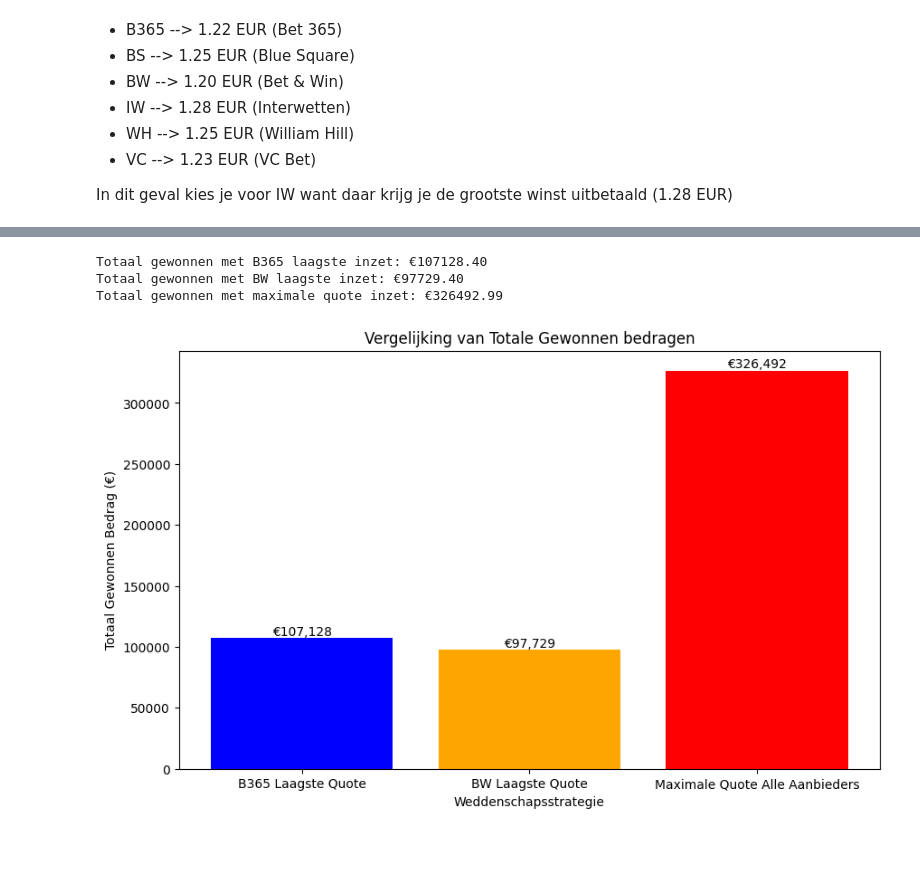
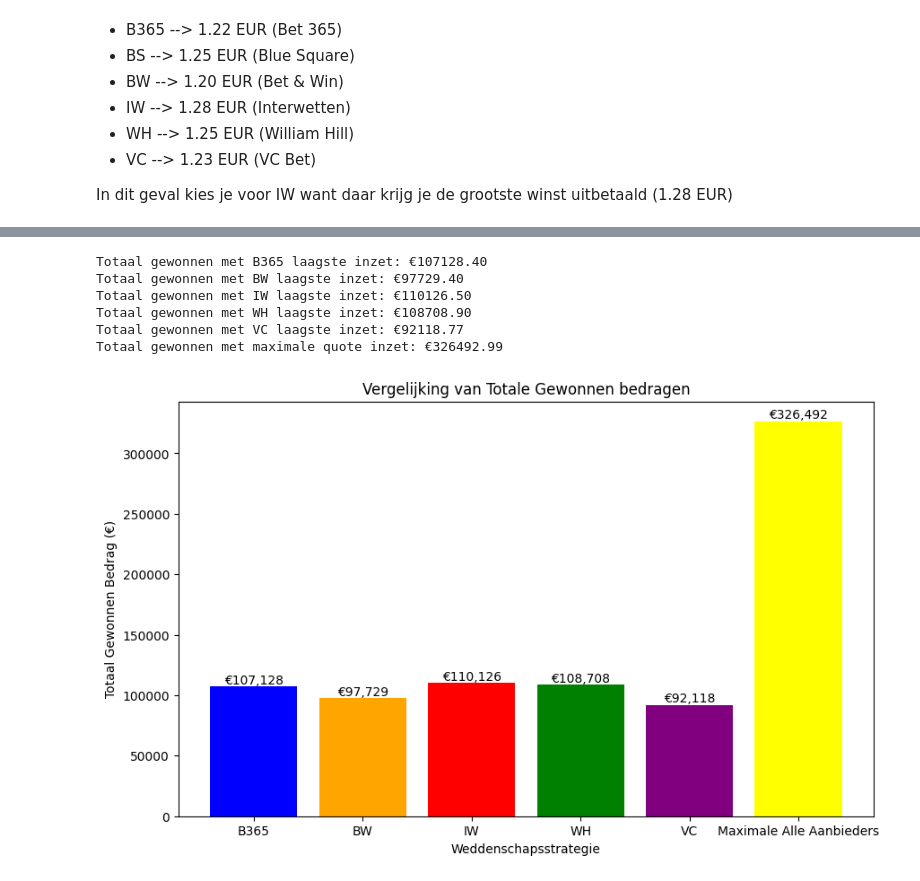
Before and after one commit to Robbevanherpe1/DEP1-2023-2024-groep30, a Jupyter notebook: analyses/matteo/analyse_gemiddeld2.ipynb, the cells around one changed output, grey strips where cells are left out. Saved outputs shown, nothing was run; the diff lists cells and outputs as text; code cells hidden in the pictures; blank space fills up the shorter version.

```diff
--- a/analyses/matteo/analyse_gemiddeld2.ipynb
+++ b/analyses/matteo/analyse_gemiddeld2.ipynb
@@ -67,10 +67,10 @@ def filter_min_unique_b365(row):
     if quotes.count(min_quote) == 1:
         return min_quote
     return None
-
 # Bereken het totaal verdiende geld met €10 inzet op de laagste quote van B365
 betdata['MinQuoteB365'] = betdata.apply(filter_min_unique_b365, axis=1)
 total_winnings_b365 = betdata['MinQuoteB365'].dropna().sum() * 10
+
 
 # Functie om de laagste unieke quote te filteren voor BW
 def filter_min_unique_bw(row):
@@ -79,10 +79,46 @@ def filter_min_unique_bw(row):
     if quotes.count(min_quote) == 1:
         return min_quote
     return None
-
 # Bereken het totaal verdiende geld met €10 inzet op de laagste quote van BW
 betdata['MinQuoteBW'] = betdata.apply(filter_min_unique_bw, axis=1)
 total_winnings_bw = betdata['MinQuoteBW'].dropna().sum() * 10
+
+
+# Functie om de laagste unieke quote te filteren voor IW
+def filter_min_unique_iw(row):
+    quotes = [row['IWThuisWint'], row['IWGelijkspel'], row['IWUitWint']]
+    min_quote = min(quotes)
+    if quotes.count(min_quote) == 1:
+        return min_quote
+    return None
+# Bereken het totaal verdiende geld met €10 inzet op de laagste quote van IW
+betdata['MinQuoteIW'] = betdata.apply(filter_min_unique_iw, axis=1)
+total_winnings_iw = betdata['MinQuoteIW'].dropna().sum() * 10
+
+
+# Functie om de laagste unieke quote te filteren voor WH
+def filter_min_unique_wh(row):
+    quotes = [row['WHThuisWint'], row['WHGelijkspel'], row['WHUitWint']]
+    min_quote = min(quotes)
+    if quotes.count(min_quote) == 1:
+        return min_quote
+    return None
+# Bereken het totaal verdiende geld met €10 inzet op de laagste quote van WH
+betdata['MinQuoteWH'] = betdata.apply(filter_min_unique_wh, axis=1)
+total_winnings_wh = betdata['MinQuoteWH'].dropna().sum() * 10
+
+
+# Functie om de laagste unieke quote te filteren voor VC
+def filter_min_unique_vc(row):
+    quotes = [row['VCThuisWint'], row['VCGelijkspel'], row['VCUitWint']]
+    min_quote = min(quotes)
+    if quotes.count(min_quote) == 1:
+        return min_quote
+    return None
+# Bereken het totaal verdiende geld met €10 inzet op de laagste quote van VC
+betdata['MinQuoteVC'] = betdata.apply(filter_min_unique_vc, axis=1)
+total_winnings_vc = betdata['MinQuoteVC'].dropna().sum() * 10
+
 
 # Nu voor de maximale quote van alle aanbieders
 betdata['MaxQuote'] = betdata[['B365ThuisWint', 'B365Gelijkspel', 'B365UitWint',
@@ -94,30 +130,36 @@ total_max_winnings = betdata['MaxQuote'].sum() * 10
 
 print(f'Totaal gewonnen met B365 laagste inzet: €{total_winnings_b365:.2f}')
 print(f'Totaal gewonnen met BW laagste inzet: €{total_winnings_bw:.2f}')
+print(f'Totaal gewonnen met IW laagste inzet: €{total_winnings_iw:.2f}')
+print(f'Totaal gewonnen met WH laagste inzet: €{total_winnings_wh:.2f}')
+print(f'Totaal gewonnen met VC laagste inzet: €{total_winnings_vc:.2f}')
 print(f'Totaal gewonnen met maximale quote inzet: €{total_max_winnings:.2f}')
 # %% [output]
 Totaal gewonnen met B365 laagste inzet: €107128.40
 Totaal gewonnen met BW laagste inzet: €97729.40
+Totaal gewonnen met IW laagste inzet: €110126.50
+Totaal gewonnen met WH laagste inzet: €108708.90
+Totaal gewonnen met VC laagste inzet: €92118.77
 Totaal gewonnen met maximale quote inzet: €326492.99
 # %%
 # Grafiek met totale winst van beide gevallen
-labels = ['B365 Laagste Quote', 'BW Laagste Quote', 'Maximale Quote Alle Aanbieders']
-winnings = [total_winnings_b365, total_winnings_bw, total_max_winnings]
+labels = ['B365', 'BW', 'IW', 'WH', 'VC', 'Maximale Alle Aanbieders']
+winnings = [total_winnings_b365, total_winnings_bw, total_winnings_iw, total_winnings_wh, total_winnings_vc, total_max_winnings]
 
 # Staafdiagram
 plt.figure(figsize=(10, 6))
-bars = plt.bar(labels, winnings, color=['blue', 'orange', 'red'])
+bars = plt.bar(labels, winnings, color=['blue', 'orange', 'red', 'green', 'purple', 'yellow'])
 
 # Toevoegen van titel en labels
 plt.title('Vergelijking van Totale Gewonnen bedragen')
 plt.xlabel('Weddenschapsstrategie')
 plt.ylabel('Totaal Gewonnen Bedrag (€)')
 
 # Numerieke labels toevoegen boven elke staaf
 for bar in bars:
     yval = bar.get_height()
     plt.text(bar.get_x() + bar.get_width()/2, yval, f'€{int(yval):,}', va='bottom', ha='center')
 
 plt.show()
 # %% [output]
-[figure, old version]
+[figure, new version]
```
Also changed, not shown: parts of 1 cell of this notebook.
